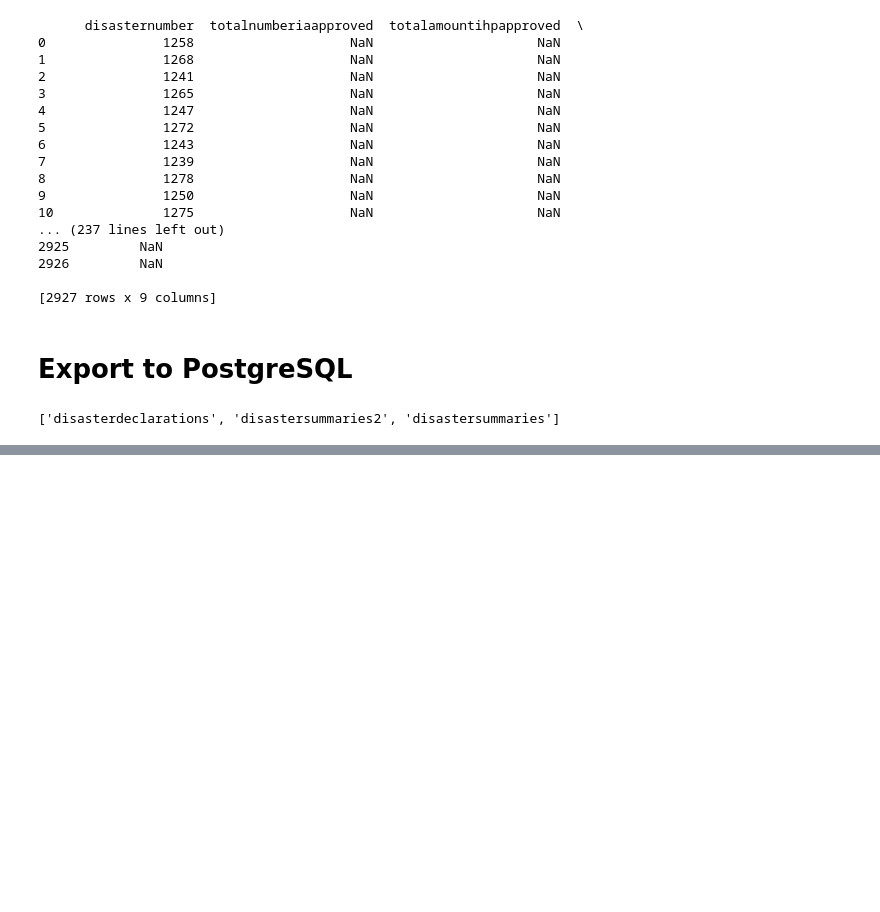
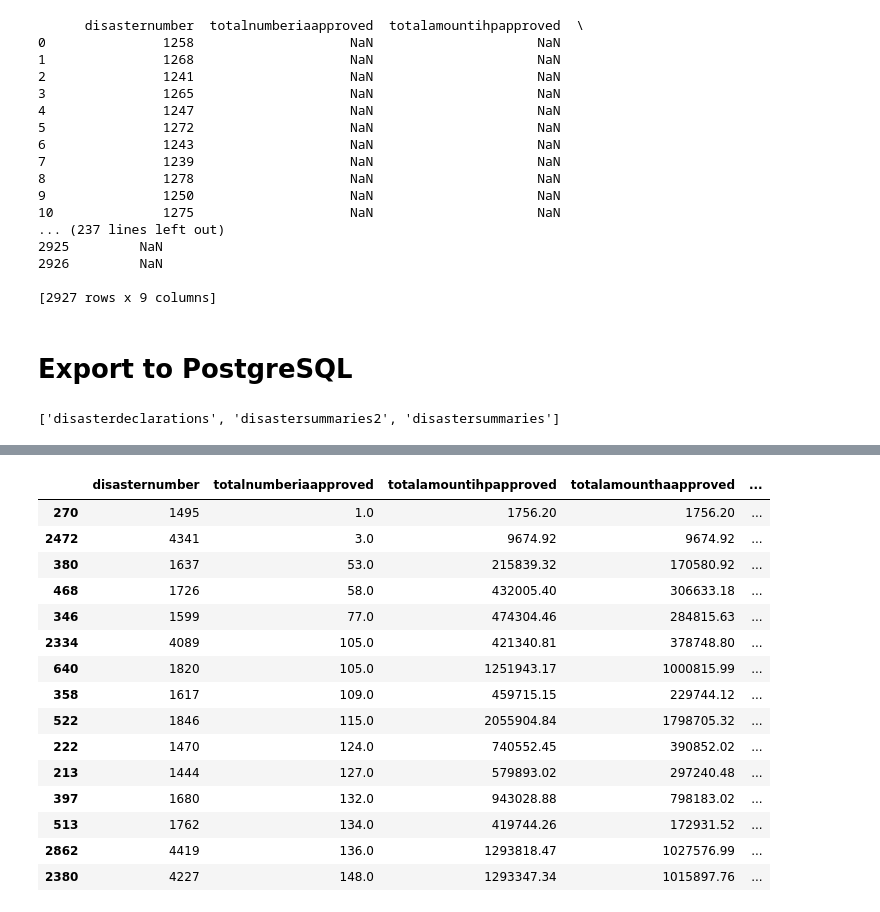
Before and after one commit to juliasweet/Project_2, a Jupyter notebook: DisasterSummariesCSV.ipynb, the cells around one changed output, grey strips where cells are left out. Saved outputs shown, nothing was run; the diff lists cells and outputs as text; code cells hidden in the pictures; blank space fills up the shorter version.

```diff
--- a/DisasterSummariesCSV.ipynb
+++ b/DisasterSummariesCSV.ipynb
@@ -93,0 +104,22 @@ pd.read_sql_query('select * from disastersummaries', con=engine).head()
+# %%
+DS = disasterSummaries.sort_values(by='totalnumberiaapproved', ascending=True).head(15)
+
+
+DS
+# %% [output]
+|  | disasternumber | totalnumberiaapproved | totalamountihpapproved | totalamounthaapproved | ... |
+| 270 | 1495 | 1.0 | 1756.20 | 1756.20 | ... |
+| 2472 | 4341 | 3.0 | 9674.92 | 9674.92 | ... |
+| 380 | 1637 | 53.0 | 215839.32 | 170580.92 | ... |
+| 468 | 1726 | 58.0 | 432005.40 | 306633.18 | ... |
+| 346 | 1599 | 77.0 | 474304.46 | 284815.63 | ... |
+| 2334 | 4089 | 105.0 | 421340.81 | 378748.80 | ... |
+| 640 | 1820 | 105.0 | 1251943.17 | 1000815.99 | ... |
+| 358 | 1617 | 109.0 | 459715.15 | 229744.12 | ... |
+| 522 | 1846 | 115.0 | 2055904.84 | 1798705.32 | ... |
+| 222 | 1470 | 124.0 | 740552.45 | 390852.02 | ... |
+| 213 | 1444 | 127.0 | 579893.02 | 297240.48 | ... |
+| 397 | 1680 | 132.0 | 943028.88 | 798183.02 | ... |
+| 513 | 1762 | 134.0 | 419744.26 | 172931.52 | ... |
+| 2862 | 4419 | 136.0 | 1293818.47 | 1027576.99 | ... |
+| 2380 | 4227 | 148.0 | 1293347.34 | 1015897.76 | ... |
```
Also changed, not shown: parts of 3 cells of this notebook, 1 other file.
